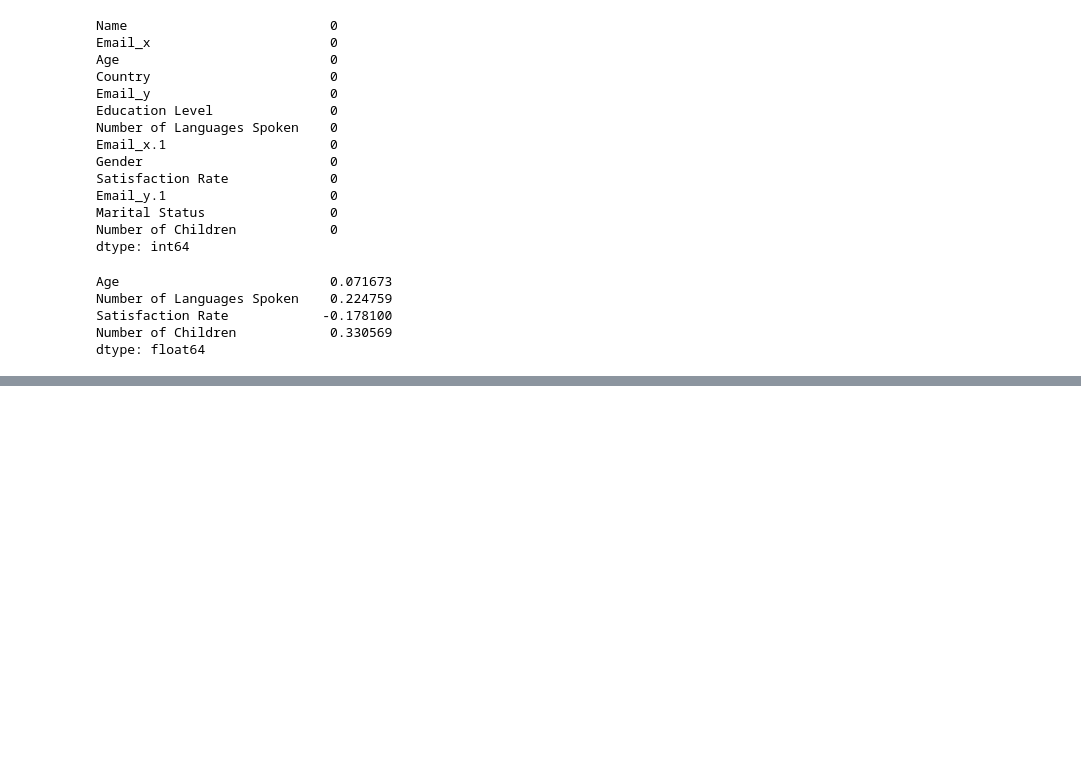
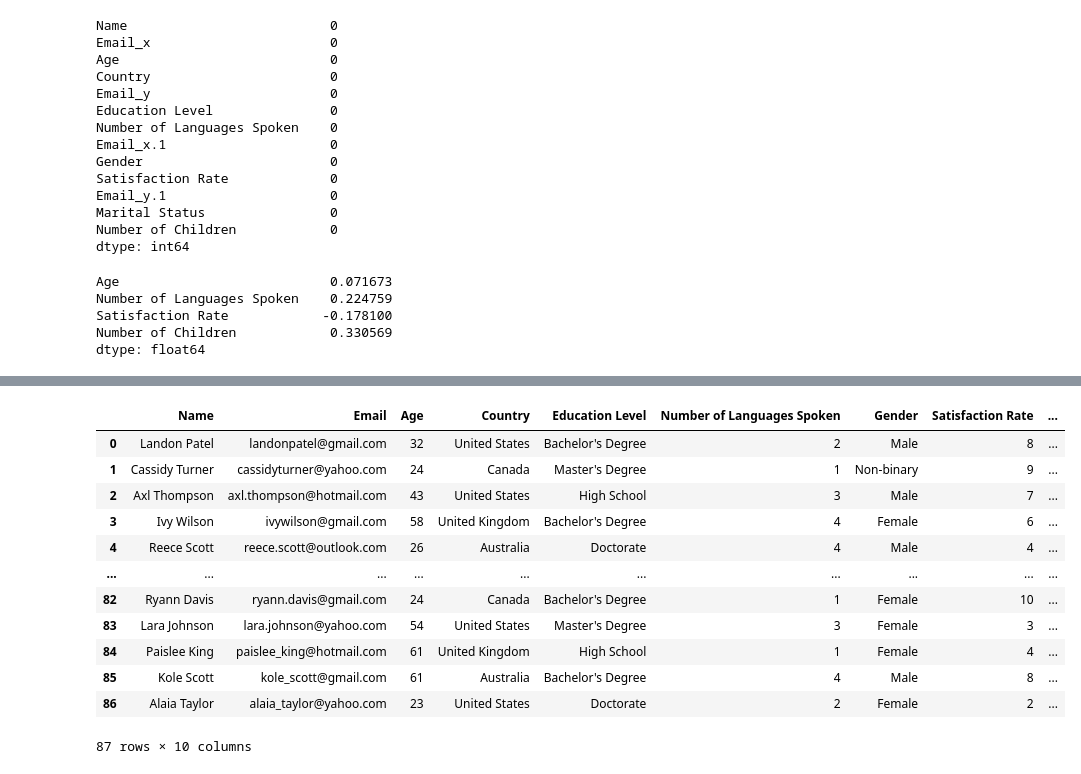
Before and after one commit to SalihErenYzb/DataGlacierInternship, a Jupyter notebook: week 9/Data_Analysis_Week_9.ipynb, the cells around one changed output, grey strips where cells are left out. Saved outputs shown, nothing was run; the diff lists cells and outputs as text; code cells hidden in the pictures; blank space fills up the shorter version.

```diff
--- a/week 9/Data_Analysis_Week_9.ipynb
+++ b/week 9/Data_Analysis_Week_9.ipynb
@@ -143,0 +205,2 @@ for column in numeric_columns:
+# %%
+winsorized_df = winsorized_df.dropna()
@@ -143,0 +236,18 @@ for column in numeric_columns:
+# %%
+# Change the column name
+winsorized_df.rename({'Email_x':'Email'}, axis=1, inplace=True)
+winsorized_df
+# %% [output]
+|  | Name | Email | Age | Country | Education Level | Number of Languages Spoken | Gender | Satisfaction Rate | ... |
+| 0 | Landon Patel | landonpatel@gmail.com | 32 | United States | Bachelor's Degree | 2 | Male | 8 | ... |
+| 1 | Cassidy Turner | cassidyturner@yahoo.com | 24 | Canada | Master's Degree | 1 | Non-binary | 9 | ... |
+| 2 | Axl Thompson | axl.thompson@hotmail.com | 43 | United States | High School | 3 | Male | 7 | ... |
+| 3 | Ivy Wilson | ivywilson@gmail.com | 58 | United Kingdom | Bachelor's Degree | 4 | Female | 6 | ... |
+| 4 | Reece Scott | reece.scott@outlook.com | 26 | Australia | Doctorate | 4 | Male | 4 | ... |
+| ... | ... | ... | ... | ... | ... | ... | ... | ... | ... |
+| 82 | Ryann Davis | ryann.davis@gmail.com | 24 | Canada | Bachelor's Degree | 1 | Female | 10 | ... |
+| 83 | Lara Johnson | lara.johnson@yahoo.com | 54 | United States | Master's Degree | 3 | Female | 3 | ... |
+| 84 | Paislee King | paislee_king@hotmail.com | 61 | United Kingdom | High School | 1 | Female | 4 | ... |
+| 85 | Kole Scott | kole_scott@gmail.com | 61 | Australia | Bachelor's Degree | 4 | Male | 8 | ... |
+| 86 | Alaia Taylor | alaia_taylor@yahoo.com | 23 | United States | Doctorate | 2 | Female | 2 | ... |
+87 rows × 10 columns
```
Also changed, not shown: parts of 11 cells of this notebook, 3 other files.
